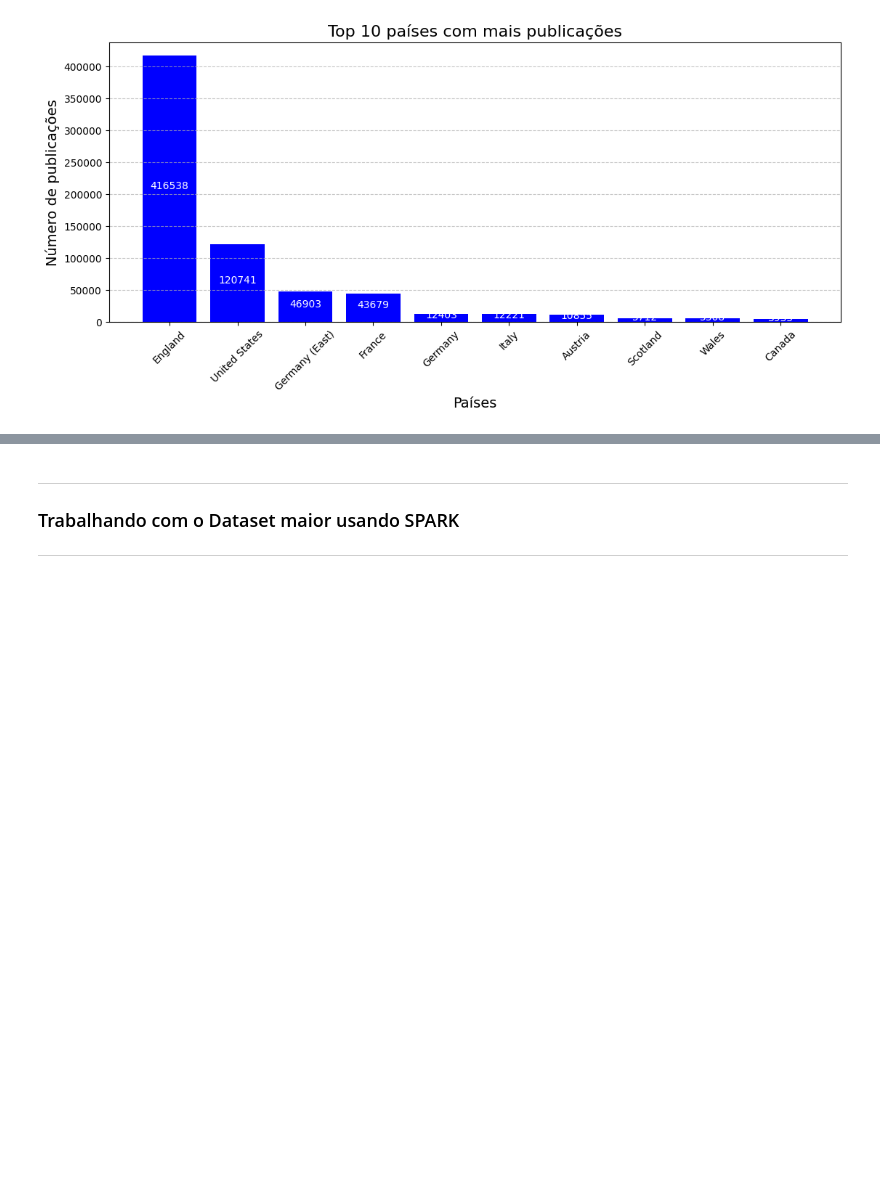
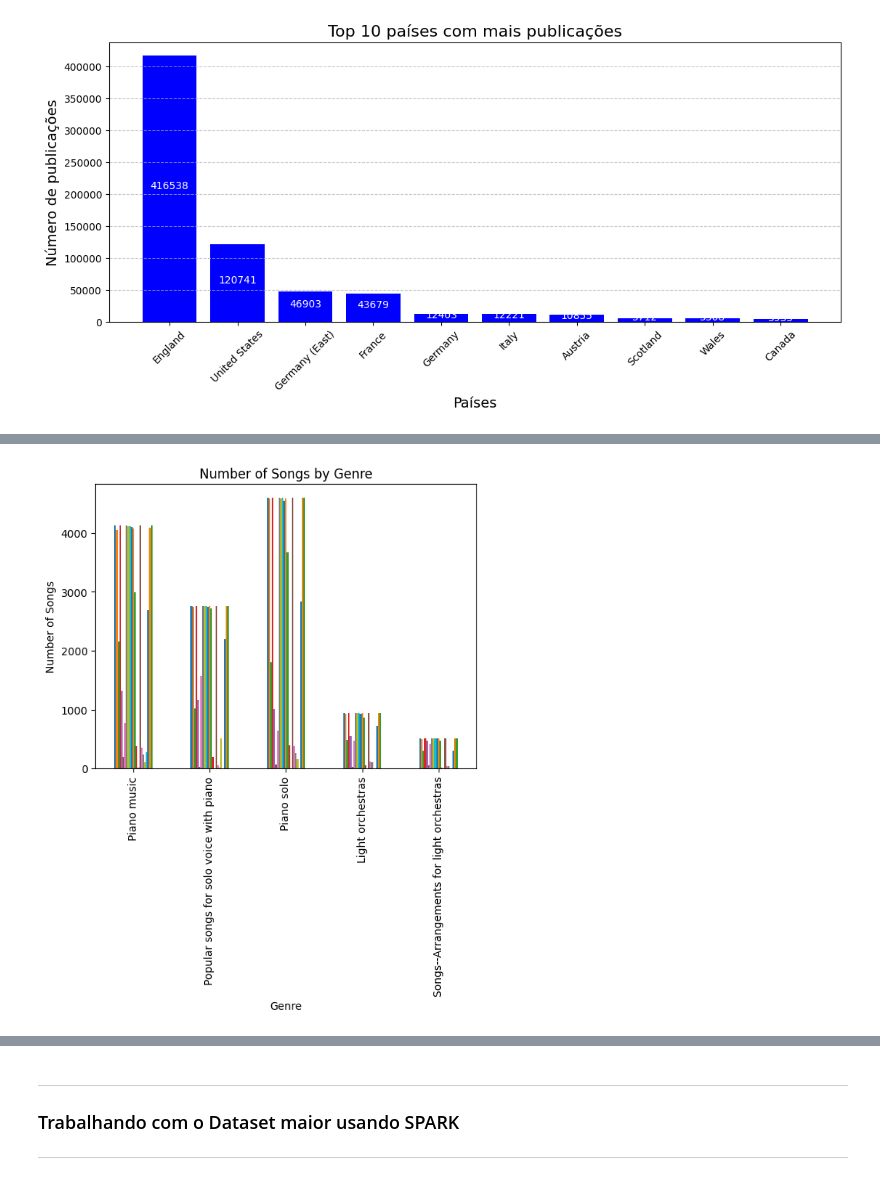
Before and after one commit to GuilhermeKotchergenko/santandercoders_bigdata1_project, a Jupyter notebook: Trabalho pandas X spark .ipynb, the cells around one changed output, grey strips where cells are left out. Saved outputs shown, nothing was run; the diff lists cells and outputs as text; code cells hidden in the pictures; blank space fills up the shorter version.

```diff
--- a/Trabalho pandas X spark .ipynb
+++ b/Trabalho pandas X spark .ipynb
@@ -710,3 +713,22 @@ plt.show()
+# %%
+# Conta o número de músicas em cada gênero
+count_by_genre = musicas.groupby("Genero").count()
+
+# Seleciona a coluna de título padronizado para contar o número de músicas por gênero
+count_by_genre = count_by_genre.nlargest(5, "Titulo padronizado")
+
+# Plota o número de músicas por gênero em um gráfico de barra
+count_by_genre.plot(kind='bar',legend=False)
+
+# Adiciona título ao gráfico e rótulos aos eixos
+plt.title("Number of Songs by Genre")
+plt.xlabel("Genre")
+plt.ylabel("Number of Songs")
+
+# Exibe o gráfico
+plt.show()
+# %% [output]
+[figure, added]
 # %%
 musicas
 # %% [output]
```
Also changed, not shown: parts of 2 cells of this notebook.
